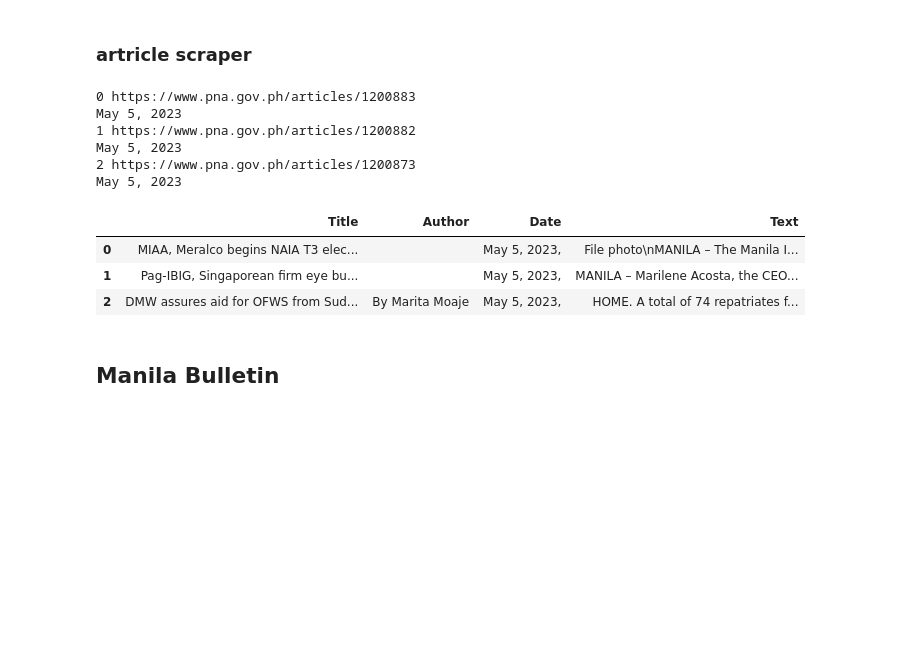
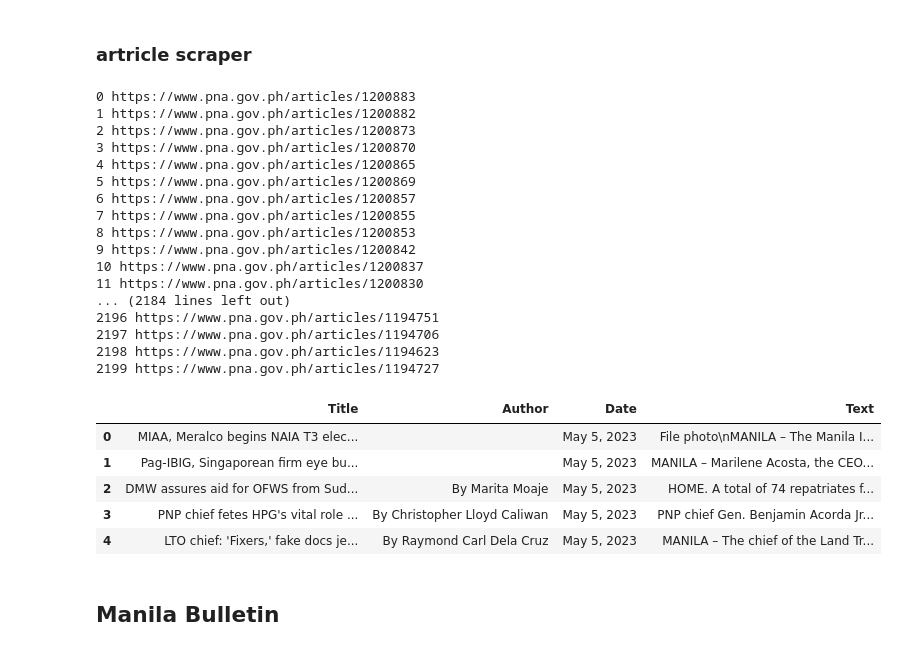
Before and after one commit to jmlDC/MARISOL-Thesis22-23, a Jupyter notebook: Scraper.ipynb, the cells around one changed output. Cells and saved outputs as stored; diff of their text form; code cells hidden in the pictures; blank space fills up the shorter version.

```diff
--- a/Scraper.ipynb
+++ b/Scraper.ipynb
@@ -1282,12 +1282,11 @@ def sunStarArticleScraper(url):
   row=[]
   try:
     driver = startChromeDriver()
-    driver.get(url)
+    # driver.get(url)
     # WebDriverWait(driver, 60).until(EC.visibility_of_element_located((By.CLASS_NAME, 'article-body')))
     time.sleep(2)
-    source = driver.page_source
-    soup=BeautifulSoup(source, 'html.parser')
-
+    # source = driver.page_source
+    soup=BeautifulSoup(extract_source(url).text, 'html.parser')
 
     Title = soup.find('h1',{'class':'title-article'}).text.strip()
     try:
@@ -1311,7 +1310,7 @@ def sunStarArticleScraper(url):
       print ('ERROR FOR LINK:',url)
       print (error_type, 'Line:', error_info.tb_lineno)
 
-  driver.quit()
+#   driver.quit()
   return row
 
 site = "SunStar"
@@ -1471,43 +1455,54 @@ def pnaArticleScraper(url):
     textList = soup.find('div', {'class': 'page-content'}).find_all('p')
     body = ""
     for t in textList:
         body += (t.text) +"\n"
     row.extend((Title, Author, Date, body))
 
   except Exception as e:
       error_type, error_obj, error_info = sys.exc_info()
       print ('ERROR FOR LINK:',url)
       print (error_type, 'Line:', error_info.tb_lineno)
 
 #   driver.quit()
   return row
 
 site = "PhilippineNewsAgency"
 pnaData2 = pd.DataFrame(columns=["Title", "Author", "Date", "Text"])
 filename= f"{dir+site}_{date.today()}NEWS.csv"
 
 df = pd.read_csv(f'{dir}PhilippineNewsAgency_2023-05-05_NEWS_LinkList.csv')
 for index, r in df.iterrows():
   url = r["Link"]
   print(index, url)
   row = pnaArticleScraper(url)
   pnaData2 = pnaData2.append(pd.Series(row, index=pnaData2.columns[:len(row)]), ignore_index=True)
-  if index ==2:
-    break
 
-pnaData2.to_csv(filename)
-pnaData2
+# pnaData2.to_csv(filename)
+pnaData2.head()
 # %% [output]
 0 https://www.pna.gov.ph/articles/1200883
-May 5, 2023
 1 https://www.pna.gov.ph/articles/1200882
-May 5, 2023
 2 https://www.pna.gov.ph/articles/1200873
-May 5, 2023
+3 https://www.pna.gov.ph/articles/1200870
+4 https://www.pna.gov.ph/articles/1200865
+5 https://www.pna.gov.ph/articles/1200869
+6 https://www.pna.gov.ph/articles/1200857
+7 https://www.pna.gov.ph/articles/1200855
+8 https://www.pna.gov.ph/articles/1200853
+9 https://www.pna.gov.ph/articles/1200842
+10 https://www.pna.gov.ph/articles/1200837
+11 https://www.pna.gov.ph/articles/1200830
+... (2184 lines left out)
+2196 https://www.pna.gov.ph/articles/1194751
+2197 https://www.pna.gov.ph/articles/1194706
+2198 https://www.pna.gov.ph/articles/1194623
+2199 https://www.pna.gov.ph/articles/1194727
 |  | Title | Author | Date | Text |
-| 0 | MIAA, Meralco begins NAIA T3 elec... |  | May 5, 2023, | File photo\nMANILA – The Manila I... |
-| 1 | Pag-IBIG, Singaporean firm eye bu... |  | May 5, 2023, | MANILA – Marilene Acosta, the CEO... |
-| 2 | DMW assures aid for OFWS from Sud... | By Marita Moaje | May 5, 2023, | HOME. A total of 74 repatriates f... |
+| 0 | MIAA, Meralco begins NAIA T3 elec... |  | May 5, 2023 | File photo\nMANILA – The Manila I... |
+| 1 | Pag-IBIG, Singaporean firm eye bu... |  | May 5, 2023 | MANILA – Marilene Acosta, the CEO... |
+| 2 | DMW assures aid for OFWS from Sud... | By Marita Moaje | May 5, 2023 | HOME. A total of 74 repatriates f... |
+| 3 | PNP chief fetes HPG's vital role ... | By Christopher Lloyd Caliwan | May 5, 2023 | PNP chief Gen. Benjamin Acorda Jr... |
+| 4 | LTO chief: 'Fixers,' fake docs je... | By Raymond Carl Dela Cruz | May 5, 2023 | MANILA – The chief of the Land Tr... |
 # %% [markdown]
 ## Manila Bulletin
 # %% [markdown]
```
Also changed, not shown: parts of 2 cells of this notebook.
